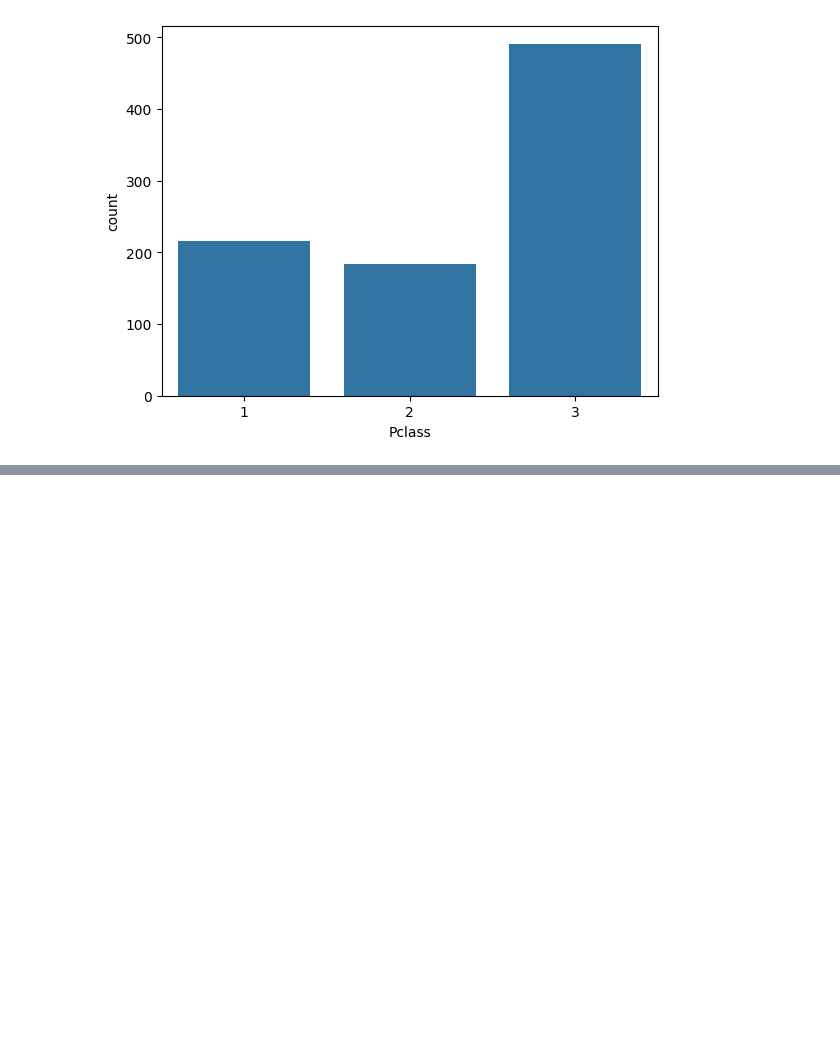
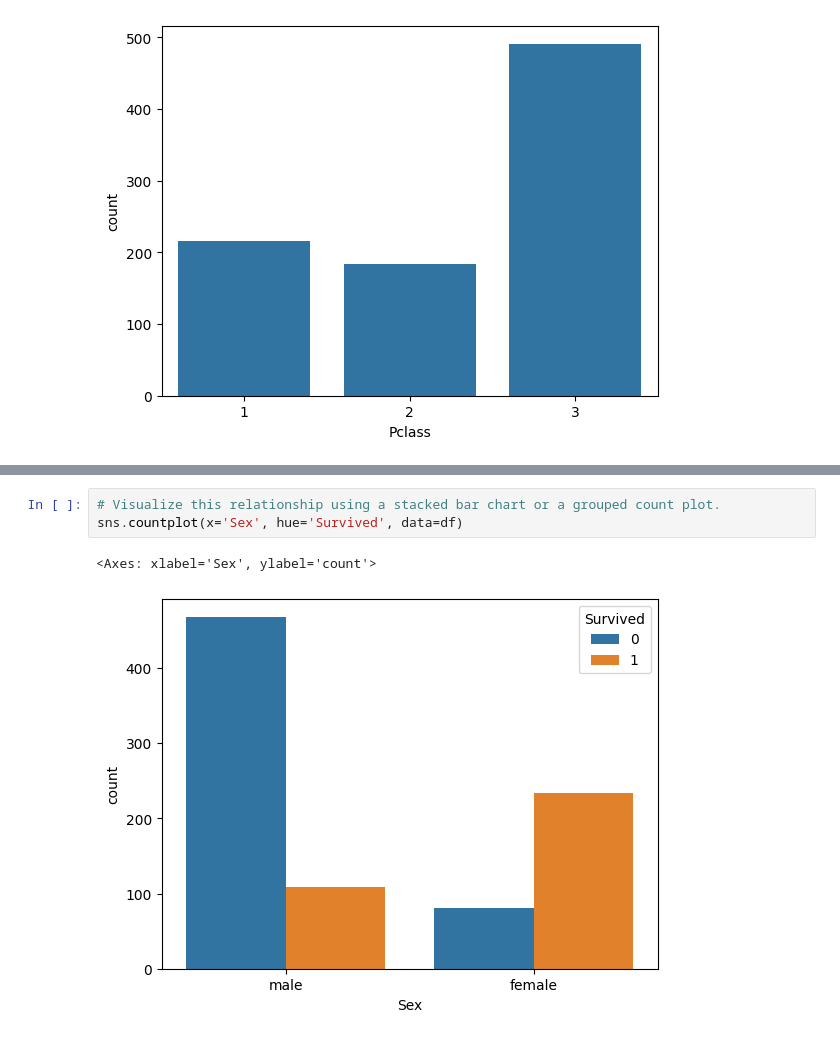
Before and after one commit to soumit02/Machine-Learning-Practice, a Jupyter notebook: src/AssignmentWork/Titanic_EDA.ipynb, the cells around one changed output, grey strips where cells are left out. Cells and saved outputs as stored; diff of their text form; blank space fills up the shorter version.

```diff
--- a/src/AssignmentWork/Titanic_EDA.ipynb
+++ b/src/AssignmentWork/Titanic_EDA.ipynb
@@ -92,0 +105,6 @@ sns.countplot(x='Pclass',data=df)
+# %%
+# Visualize this relationship using a stacked bar chart or a grouped count plot.
+sns.countplot(x='Sex', hue='Survived', data=df)
+# %% [output]
+<Axes: xlabel='Sex', ylabel='count'>
+[figure, added]
```
Also changed, not shown: parts of 12 cells of this notebook.
